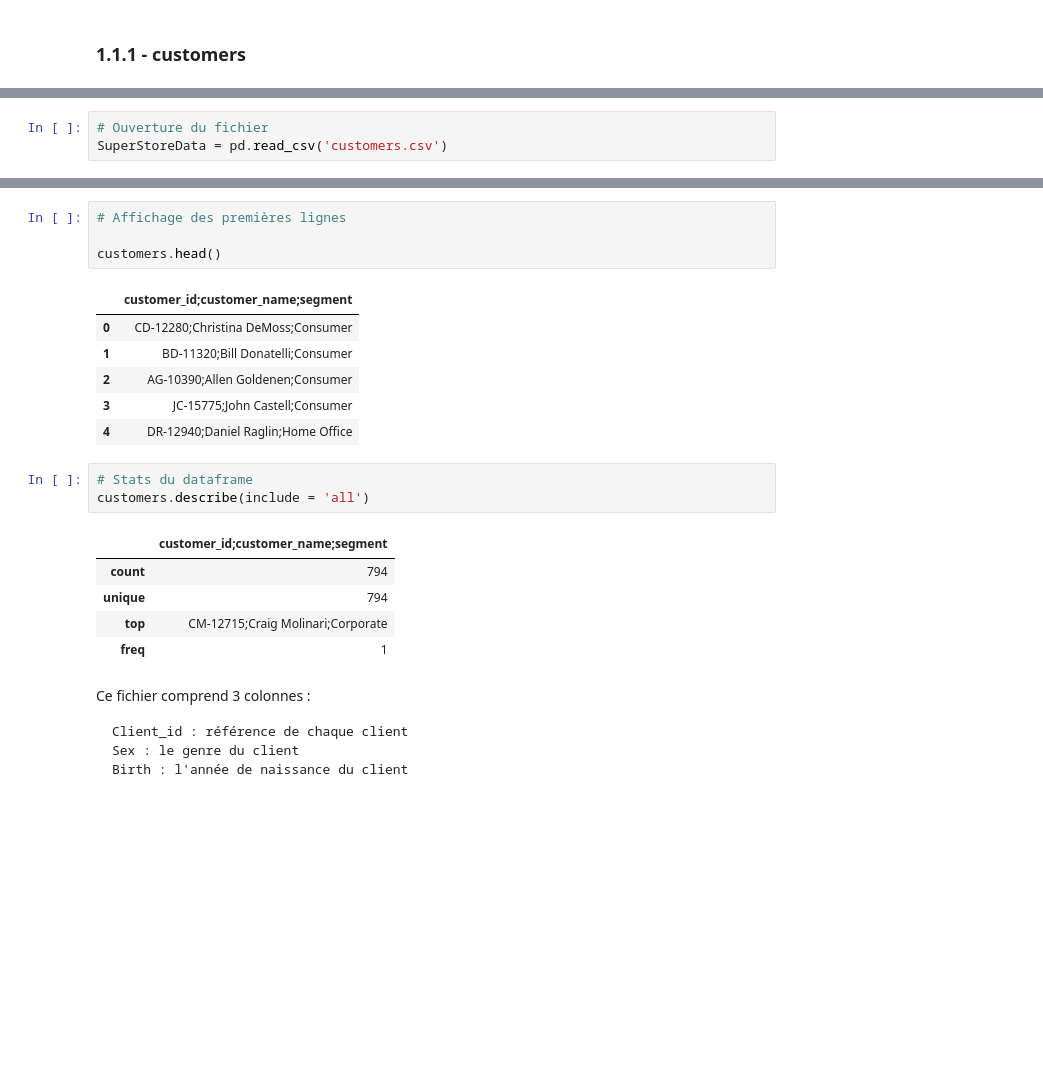
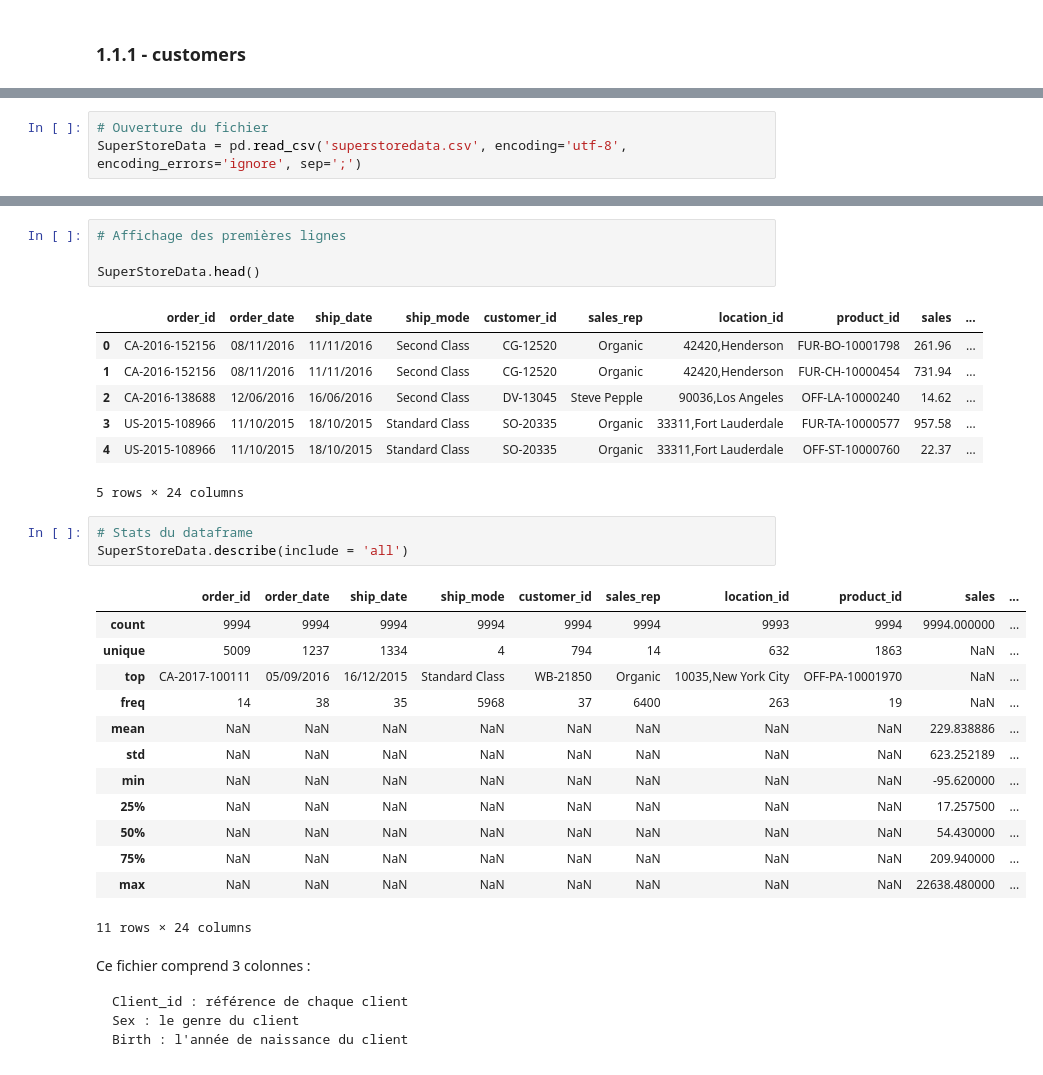
Before and after one commit to raymondgadji/DatAnalyst, a Jupyter notebook: Cours/Semaine11/ADV_Analyse des ventes en ligne.ipynb, the cells around one changed output, grey strips where cells are left out. Saved outputs shown, nothing was run; the diff lists cells and outputs as text; blank space fills up the shorter version.

```diff
--- a/Cours/Semaine11/ADV_Analyse des ventes en ligne.ipynb
+++ b/Cours/Semaine11/ADV_Analyse des ventes en ligne.ipynb
@@ -51,5 +55,5 @@ data_to_load = files.upload()
 # %%
 # Ouverture du fichier
-SuperStoreData = pd.read_csv('customers.csv')
+SuperStoreData = pd.read_csv('superstoredata.csv', encoding='utf-8', encoding_errors='ignore', sep=';')
 # %%
 # Affichage des informations
@@ -66,23 +79,32 @@ memory usage: 6.3+ KB
 # %%
 # Affichage des premières lignes
 
-customers.head()
+SuperStoreData.head()
 # %% [output]
-|  | customer_id;customer_name;segment |
-| 0 | CD-12280;Christina DeMoss;Consumer |
-| 1 | BD-11320;Bill Donatelli;Consumer |
-| 2 | AG-10390;Allen Goldenen;Consumer |
-| 3 | JC-15775;John Castell;Consumer |
-| 4 | DR-12940;Daniel Raglin;Home Office |
+|  | order_id | order_date | ship_date | ship_mode | customer_id | sales_rep | location_id | product_id | sales | ... |
+| 0 | CA-2016-152156 | 08/11/2016 | 11/11/2016 | Second Class | CG-12520 | Organic | 42420,Henderson | FUR-BO-10001798 | 261.96 | ... |
+| 1 | CA-2016-152156 | 08/11/2016 | 11/11/2016 | Second Class | CG-12520 | Organic | 42420,Henderson | FUR-CH-10000454 | 731.94 | ... |
+| 2 | CA-2016-138688 | 12/06/2016 | 16/06/2016 | Second Class | DV-13045 | Steve Pepple | 90036,Los Angeles | OFF-LA-10000240 | 14.62 | ... |
+| 3 | US-2015-108966 | 11/10/2015 | 18/10/2015 | Standard Class | SO-20335 | Organic | 33311,Fort Lauderdale | FUR-TA-10000577 | 957.58 | ... |
+| 4 | US-2015-108966 | 11/10/2015 | 18/10/2015 | Standard Class | SO-20335 | Organic | 33311,Fort Lauderdale | OFF-ST-10000760 | 22.37 | ... |
+5 rows × 24 columns
 # %%
 # Stats du dataframe
-customers.describe(include = 'all')
+SuperStoreData.describe(include = 'all')
 # %% [output]
-|  | customer_id;customer_name;segment |
-| count | 794 |
-| unique | 794 |
-| top | CM-12715;Craig Molinari;Corporate |
-| freq | 1 |
+|  | order_id | order_date | ship_date | ship_mode | customer_id | sales_rep | location_id | product_id | sales | ... |
+| count | 9994 | 9994 | 9994 | 9994 | 9994 | 9994 | 9993 | 9994 | 9994.000000 | ... |
+| unique | 5009 | 1237 | 1334 | 4 | 794 | 14 | 632 | 1863 | NaN | ... |
+| top | CA-2017-100111 | 05/09/2016 | 16/12/2015 | Standard Class | WB-21850 | Organic | 10035,New York City | OFF-PA-10001970 | NaN | ... |
+| freq | 14 | 38 | 35 | 5968 | 37 | 6400 | 263 | 19 | NaN | ... |
+| mean | NaN | NaN | NaN | NaN | NaN | NaN | NaN | NaN | 229.838886 | ... |
+| std | NaN | NaN | NaN | NaN | NaN | NaN | NaN | NaN | 623.252189 | ... |
+| min | NaN | NaN | NaN | NaN | NaN | NaN | NaN | NaN | -95.620000 | ... |
+| 25% | NaN | NaN | NaN | NaN | NaN | NaN | NaN | NaN | 17.257500 | ... |
+| 50% | NaN | NaN | NaN | NaN | NaN | NaN | NaN | NaN | 54.430000 | ... |
+| 75% | NaN | NaN | NaN | NaN | NaN | NaN | NaN | NaN | 209.940000 | ... |
+| max | NaN | NaN | NaN | NaN | NaN | NaN | NaN | NaN | 22638.480000 | ... |
+11 rows × 24 columns
 # %% [markdown]
 Ce fichier comprend 3 colonnes :
 
```
Also changed, not shown: parts of 8 cells of this notebook.
